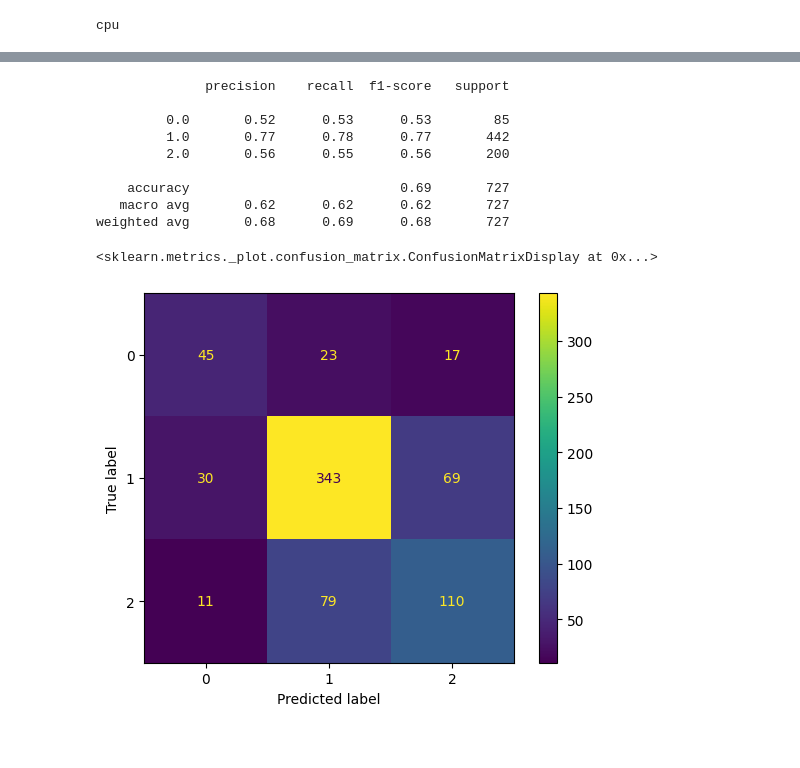
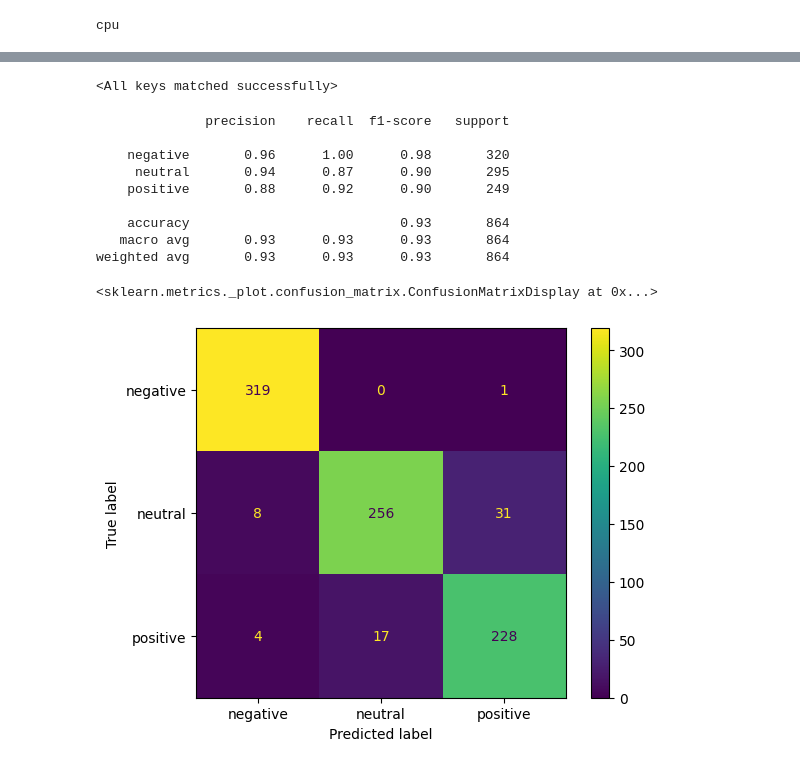
Before and after one commit to yuval728/NewsGenius, a Jupyter notebook: Notebooks/sentiment_analysis_nlp.ipynb, the cells around one changed output, grey strips where cells are left out. Saved outputs shown, nothing was run; the diff lists cells and outputs as text; code cells hidden in the pictures.

Commit message:
Tuned the sentiment model

```diff
--- a/Notebooks/sentiment_analysis_nlp.ipynb
+++ b/Notebooks/sentiment_analysis_nlp.ipynb
@@ -104,24 +143,26 @@ X = headline
 y = sentiment
 dataset = HeadlineDataset(X, y, vocab, tokenizer)
 
-train_size = int(0.85 * len(dataset))
+train_size = int(0.90 * len(dataset))
 test_size = len(dataset) - train_size
-train_dataset, test_dataset = torch.utils.data.random_split(dataset, [train_size, test_size], generator=torch.Generator().manual_seed(42))
+train_dataset, test_dataset = torch.utils.data.random_split(dataset, [train_size, test_size], generator=torch.Generator().manual_seed(12))
 
-train_loader = DataLoader(train_dataset, batch_size=128, shuffle=True, collate_fn=collate_fn)
-test_loader = DataLoader(test_dataset, batch_size=128, shuffle=False, collate_fn=collate_fn)
+train_loader = DataLoader(train_dataset, batch_size=256, shuffle=True, collate_fn=collate_fn)
+test_loader = DataLoader(test_dataset, batch_size=256, shuffle=False, collate_fn=collate_fn)
 # %%
 class LSTM(nn.Module):
     def __init__(self, vocab_size, embedding_dim, hidden_dim, num_layers, num_classes):
         super(LSTM, self).__init__()
         self.embedding = nn.Embedding(vocab_size, embedding_dim)
-        self.rnn = nn.GRU(embedding_dim, hidden_dim, num_layers, batch_first=True, bidirectional=False, dropout=0.3)
+        self.rnn = nn.GRU(embedding_dim, hidden_dim, num_layers, batch_first=True, bidirectional=False, dropout=0.5)
+        # self.bn = nn.BatchNorm1d(hidden_dim)
         self.fc = nn.Linear(hidden_dim, num_classes)
 
     def forward(self, x):
         x = self.embedding(x)
         out, _ = self.rnn(x)
         out = self.fc(out[:, -1, :])
+        # out = self.fc(out)
         return out
 # %%
 class FocalLoss(nn.Module):
@@ -143,11 +184,12 @@ class FocalLoss(nn.Module):
             return focal_loss
 # %%
 
-embedding_dim = 128
-hidden_dim = 256
+embedding_dim = 100
+hidden_dim = 128
 num_layers = 2
 num_classes = 3
 
+torch.manual_seed(12)
 model = LSTM(vocab_size, embedding_dim, hidden_dim, num_layers, num_classes).to(device)
 model(train_dataset[0][0].unsqueeze(0).to(device))
 # %% [output]
@@ -293,28 +361,34 @@ plt.show()
+# %%
+best_model = LSTM(vocab_size, embedding_dim, hidden_dim, num_layers, num_classes).to(device)
+checkpoint = torch.load('best_model.pth')
+best_model.load_state_dict(checkpoint['model_state_dict'])
+# %% [output]
+<All keys matched successfully>
 # %%
-model.eval()
+best_model.eval()
 y_true = []
 y_preds = []
 
 with torch.inference_mode():
     for i, (x, y) in enumerate(test_loader):
         x, y = x.to(device), y.to(device)
-        y_pred = model(x)
+        y_pred = best_model(x)
         _, predicted = torch.max(y_pred.data, 1)
         y_true += y.tolist()
         y_preds += predicted.tolist()
 
-print(classification_report(y_true, y_preds))
-ConfusionMatrixDisplay(confusion_matrix(y_true, y_preds)).plot()
+print(classification_report(y_true, y_preds, target_names=['negative', 'neutral', 'positive']))
+ConfusionMatrixDisplay(confusion_matrix(y_true, y_preds), display_labels=['negative', 'neutral', 'positive']).plot()
 # %% [output]
               precision    recall  f1-score   support
 
-         0.0       0.52      0.53      0.53        85
-         1.0       0.77      0.78      0.77       442
-         2.0       0.56      0.55      0.56       200
+    negative       0.96      1.00      0.98       320
+     neutral       0.94      0.87      0.90       295
+    positive       0.88      0.92      0.90       249
 
-    accuracy                           0.69       727
-   macro avg       0.62      0.62      0.62       727
-weighted avg       0.68      0.69      0.68       727
+    accuracy                           0.93       864
+   macro avg       0.93      0.93      0.93       864
+weighted avg       0.93      0.93      0.93       864
 <sklearn.metrics._plot.confusion_matrix.ConfusionMatrixDisplay at 0x...>
-[figure, old version]
+[figure, new version]
 # %%
```
Also changed, not shown: parts of 13 cells of this notebook, 4 other files.
